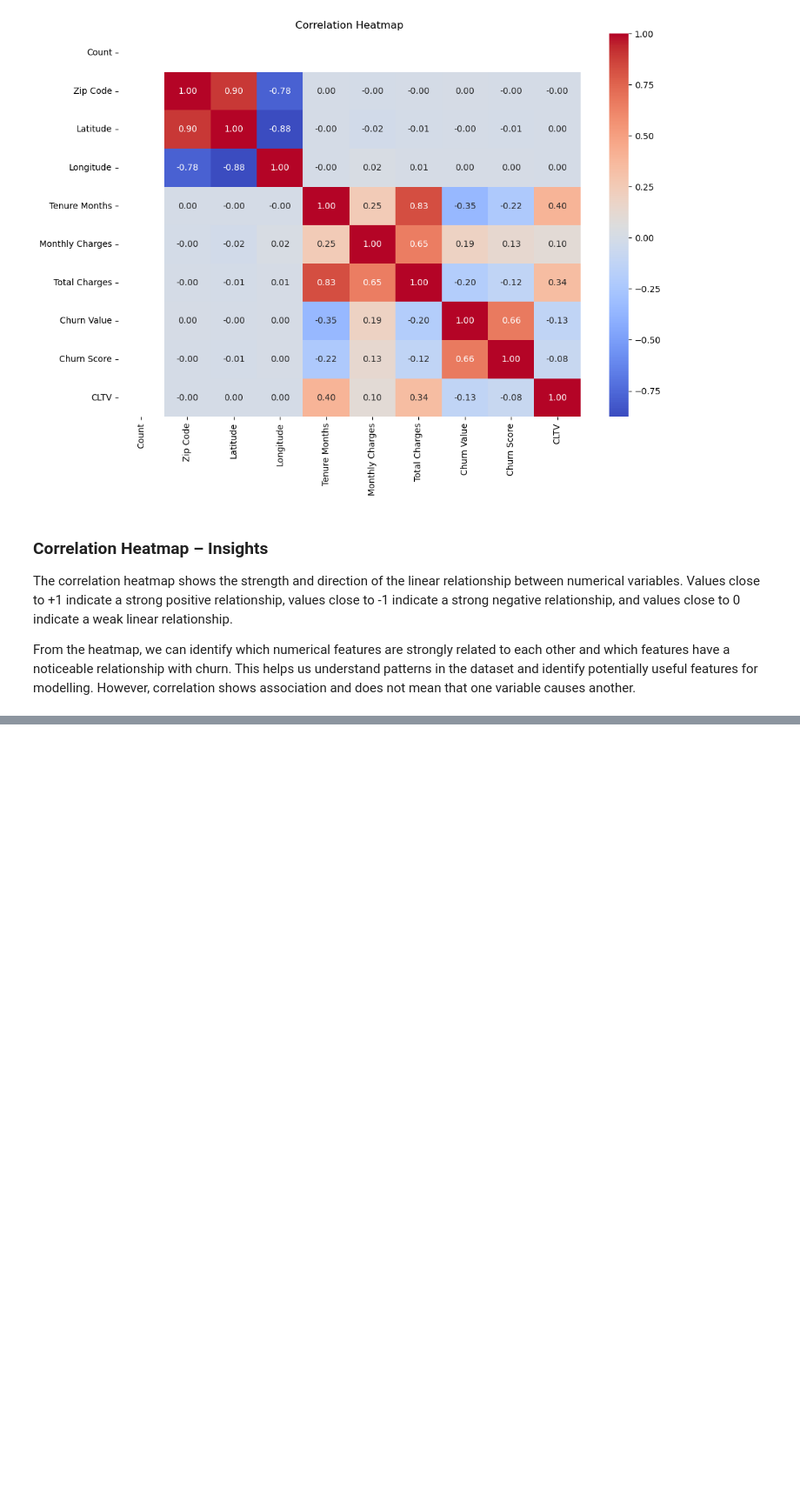
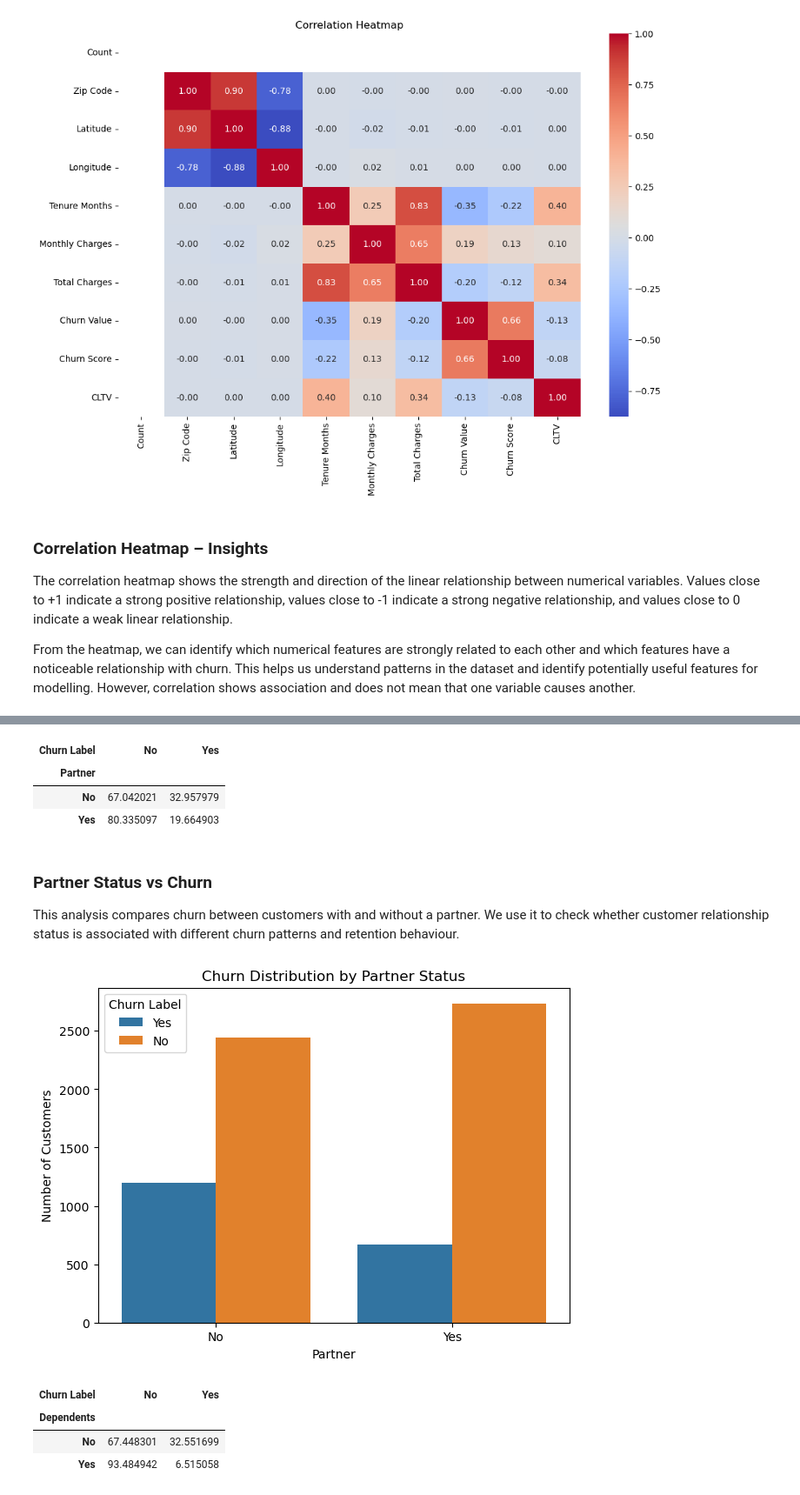
Before and after one commit to RATHICK2951/Data-Analytics---Batch10-, a Jupyter notebook: Notebook/EDA.ipynb, the cells around one changed output, grey strips where cells are left out. Shown at 87% size. Saved outputs shown, nothing was run; the diff lists cells and outputs as text; code cells hidden in the pictures; blank space fills up the shorter version.

```diff
--- a/Notebook/EDA.ipynb
+++ b/Notebook/EDA.ipynb
@@ -391,0 +446,41 @@ From the heatmap, we can identify which numerical features are strongly related
+# %%
+pd.crosstab(
+    eda_df["Partner"],
+    eda_df["Churn Label"],
+    normalize="index"
+) * 100
+# %% [output]
+| Churn Label | No | Yes |
+| Partner |  |  |
+| No | 67.042021 | 32.957979 |
+| Yes | 80.335097 | 19.664903 |
+# %% [markdown]
+### Partner Status vs Churn
+
+This analysis compares churn between customers with and without a partner. We use it to check whether customer relationship status is associated with different churn patterns and retention behaviour.
+# %%
+plt.figure(figsize=(7, 5))
+
+sns.countplot(
+    data=eda_df,
+    x="Partner",
+    hue="Churn Label"
+)
+
+plt.title("Churn Distribution by Partner Status")
+plt.xlabel("Partner")
+plt.ylabel("Number of Customers")
+plt.show()
+# %% [output]
+[figure, added]
+# %%
+pd.crosstab(
+    eda_df["Dependents"],
+    eda_df["Churn Label"],
+    normalize="index"
+) * 100
+# %% [output]
+| Churn Label | No | Yes |
+| Dependents |  |  |
+| No | 67.448301 | 32.551699 |
+| Yes | 93.484942 | 6.515058 |
```
Also changed, not shown: parts of 12 cells of this notebook.
